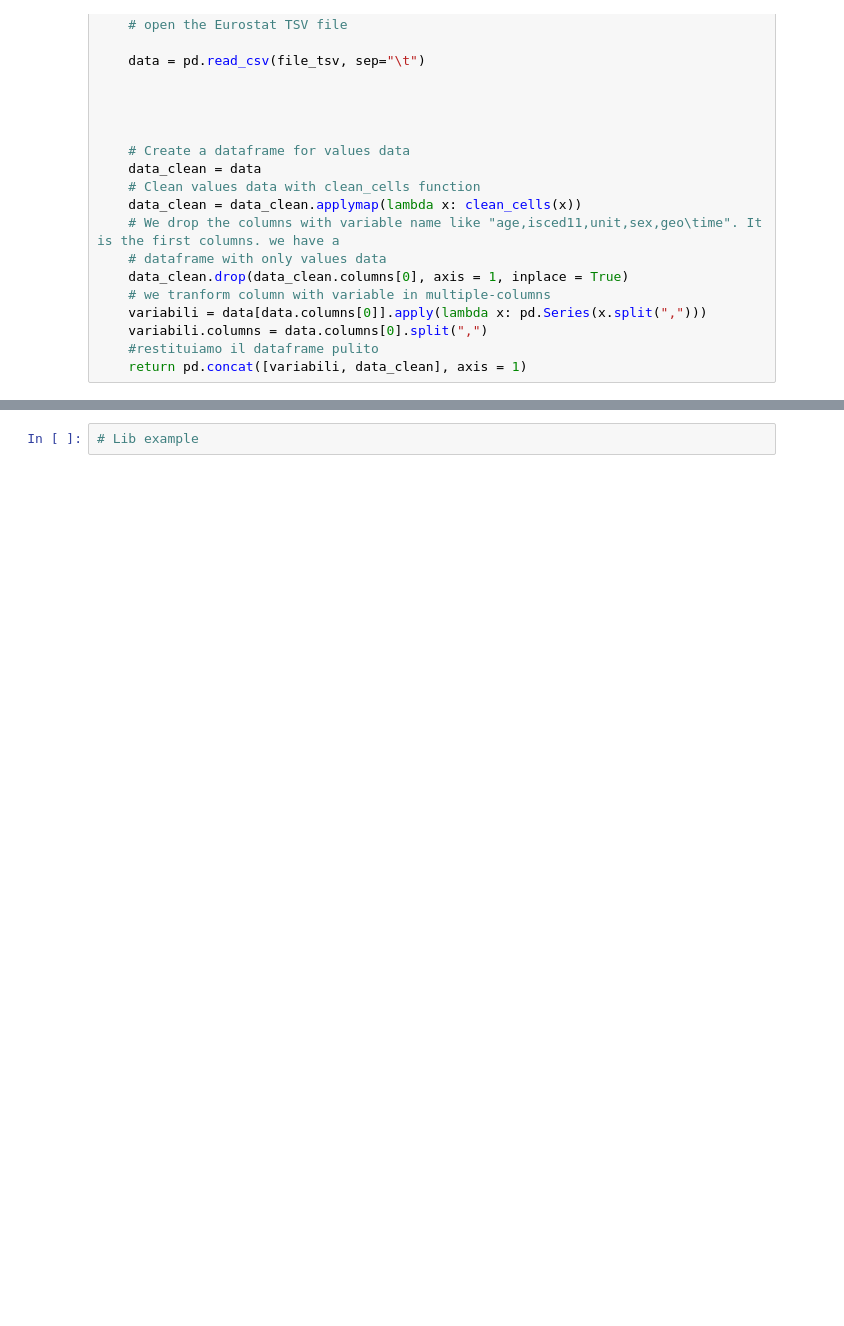
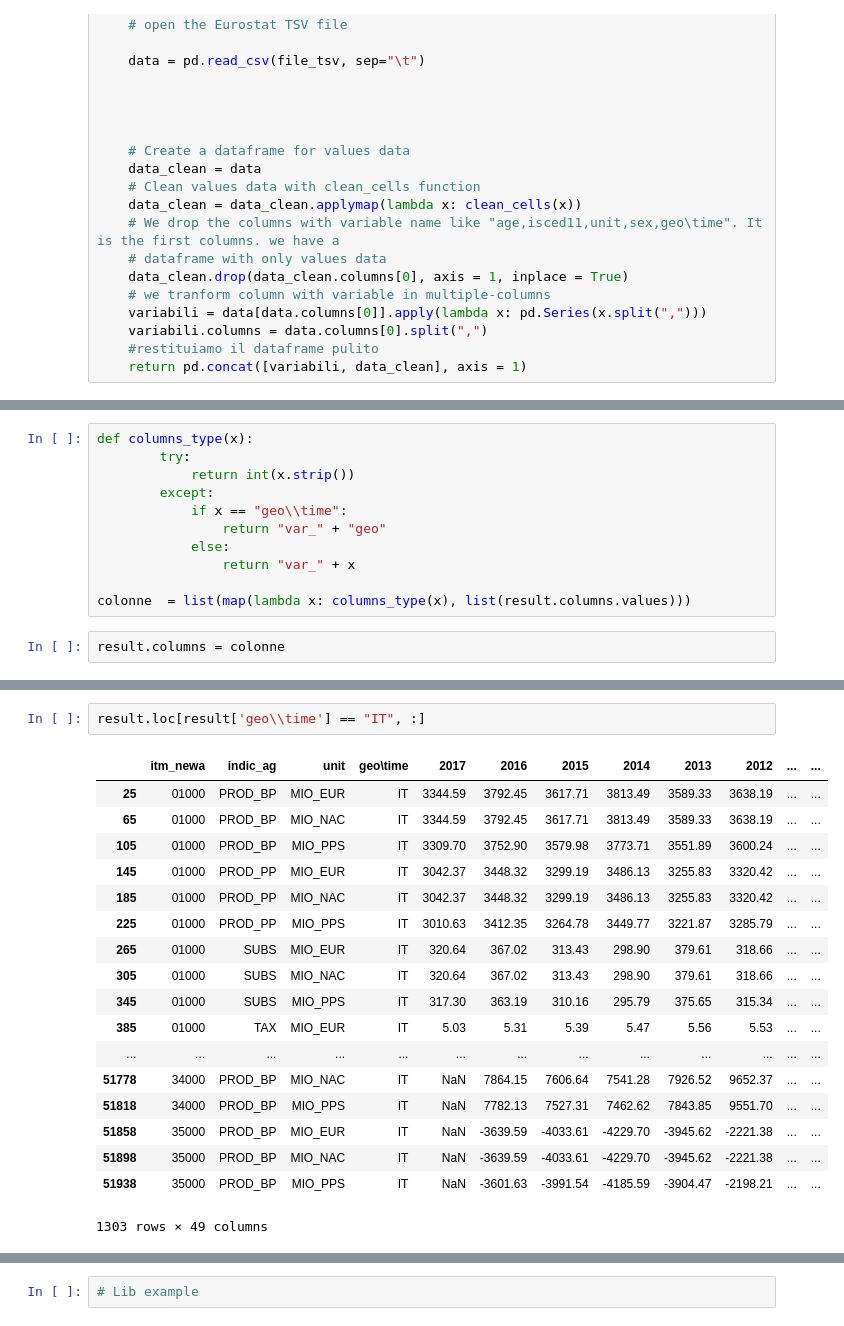
Before and after one commit to scarsellifi/tsv_to_pandas, a Jupyter notebook: tsv_to_pandas.ipynb, the cells around one changed output, grey strips where cells are left out. Cells and saved outputs as stored; diff of their text form; blank space fills up the shorter version.

```diff
--- a/tsv_to_pandas.ipynb
+++ b/tsv_to_pandas.ipynb
@@ -68,0 +109,13 @@ result
+# %%
+def columns_type(x):
+        try:
+            return int(x.strip())
+        except:
+            if x == "geo\\time":
+                return "var_" + "geo"
+            else:
+                return "var_" + x
+
+colonne  = list(map(lambda x: columns_type(x), list(result.columns.values)))
+# %%
+result.columns = colonne
@@ -69,3 +149,24 @@ result
+# %%
+result.loc[result['geo\\time'] == "IT", :]
+# %% [output]
+|  | itm_newa | indic_ag | unit | geo\time | 2017 | 2016 | 2015 | 2014 | 2013 | 2012 | ... | ... |
+| 25 | 01000 | PROD_BP | MIO_EUR | IT | 3344.59 | 3792.45 | 3617.71 | 3813.49 | 3589.33 | 3638.19 | ... | ... |
+| 65 | 01000 | PROD_BP | MIO_NAC | IT | 3344.59 | 3792.45 | 3617.71 | 3813.49 | 3589.33 | 3638.19 | ... | ... |
+| 105 | 01000 | PROD_BP | MIO_PPS | IT | 3309.70 | 3752.90 | 3579.98 | 3773.71 | 3551.89 | 3600.24 | ... | ... |
+| 145 | 01000 | PROD_PP | MIO_EUR | IT | 3042.37 | 3448.32 | 3299.19 | 3486.13 | 3255.83 | 3320.42 | ... | ... |
+| 185 | 01000 | PROD_PP | MIO_NAC | IT | 3042.37 | 3448.32 | 3299.19 | 3486.13 | 3255.83 | 3320.42 | ... | ... |
+| 225 | 01000 | PROD_PP | MIO_PPS | IT | 3010.63 | 3412.35 | 3264.78 | 3449.77 | 3221.87 | 3285.79 | ... | ... |
+| 265 | 01000 | SUBS | MIO_EUR | IT | 320.64 | 367.02 | 313.43 | 298.90 | 379.61 | 318.66 | ... | ... |
+| 305 | 01000 | SUBS | MIO_NAC | IT | 320.64 | 367.02 | 313.43 | 298.90 | 379.61 | 318.66 | ... | ... |
+| 345 | 01000 | SUBS | MIO_PPS | IT | 317.30 | 363.19 | 310.16 | 295.79 | 375.65 | 315.34 | ... | ... |
+| 385 | 01000 | TAX | MIO_EUR | IT | 5.03 | 5.31 | 5.39 | 5.47 | 5.56 | 5.53 | ... | ... |
+| ... | ... | ... | ... | ... | ... | ... | ... | ... | ... | ... | ... | ... |
+| 51778 | 34000 | PROD_BP | MIO_NAC | IT | NaN | 7864.15 | 7606.64 | 7541.28 | 7926.52 | 9652.37 | ... | ... |
+| 51818 | 34000 | PROD_BP | MIO_PPS | IT | NaN | 7782.13 | 7527.31 | 7462.62 | 7843.85 | 9551.70 | ... | ... |
+| 51858 | 35000 | PROD_BP | MIO_EUR | IT | NaN | -3639.59 | -4033.61 | -4229.70 | -3945.62 | -2221.38 | ... | ... |
+| 51898 | 35000 | PROD_BP | MIO_NAC | IT | NaN | -3639.59 | -4033.61 | -4229.70 | -3945.62 | -2221.38 | ... | ... |
+| 51938 | 35000 | PROD_BP | MIO_PPS | IT | NaN | -3601.63 | -3991.54 | -4185.59 | -3904.47 | -2198.21 | ... | ... |
+1303 rows × 49 columns
 # %%
 print(result.dtypes)
 # %% [output]
```
Also changed, not shown: parts of 5 cells of this notebook.
